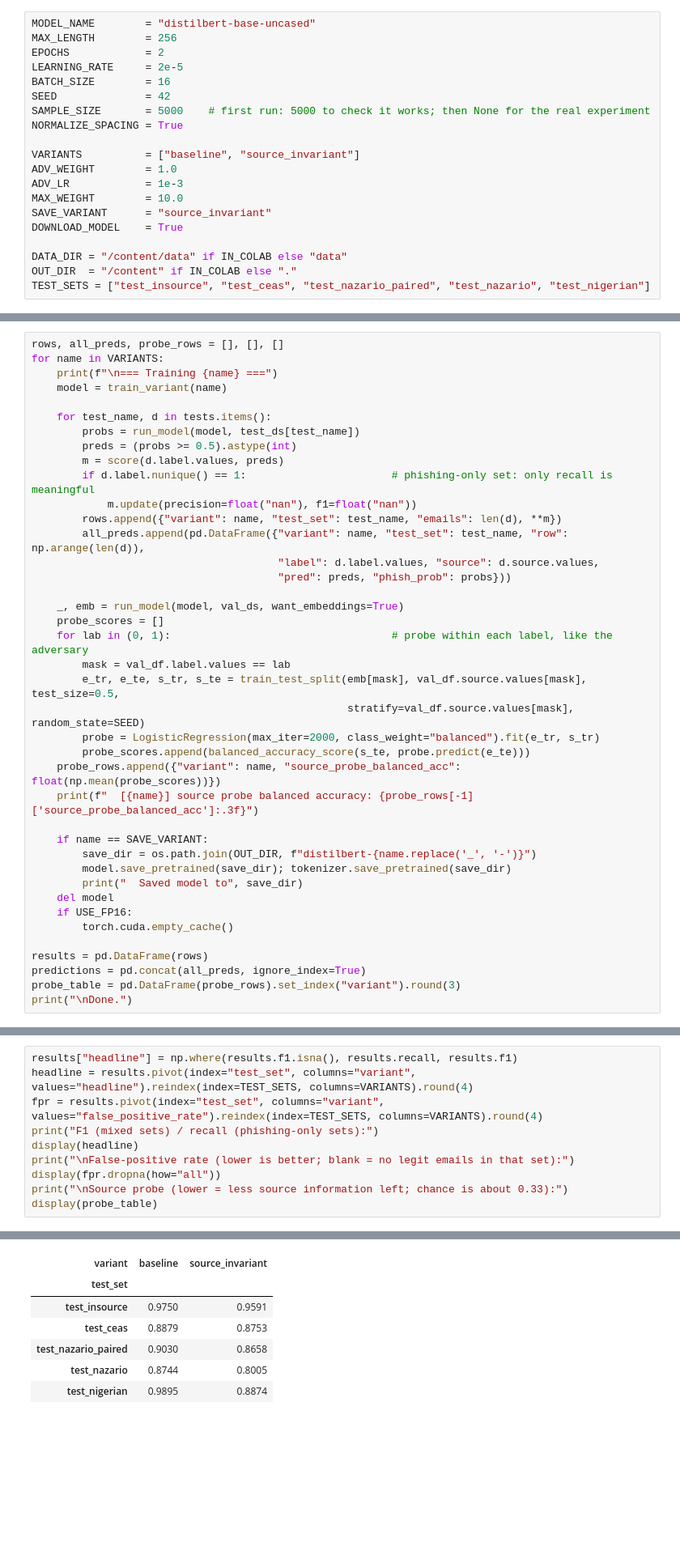
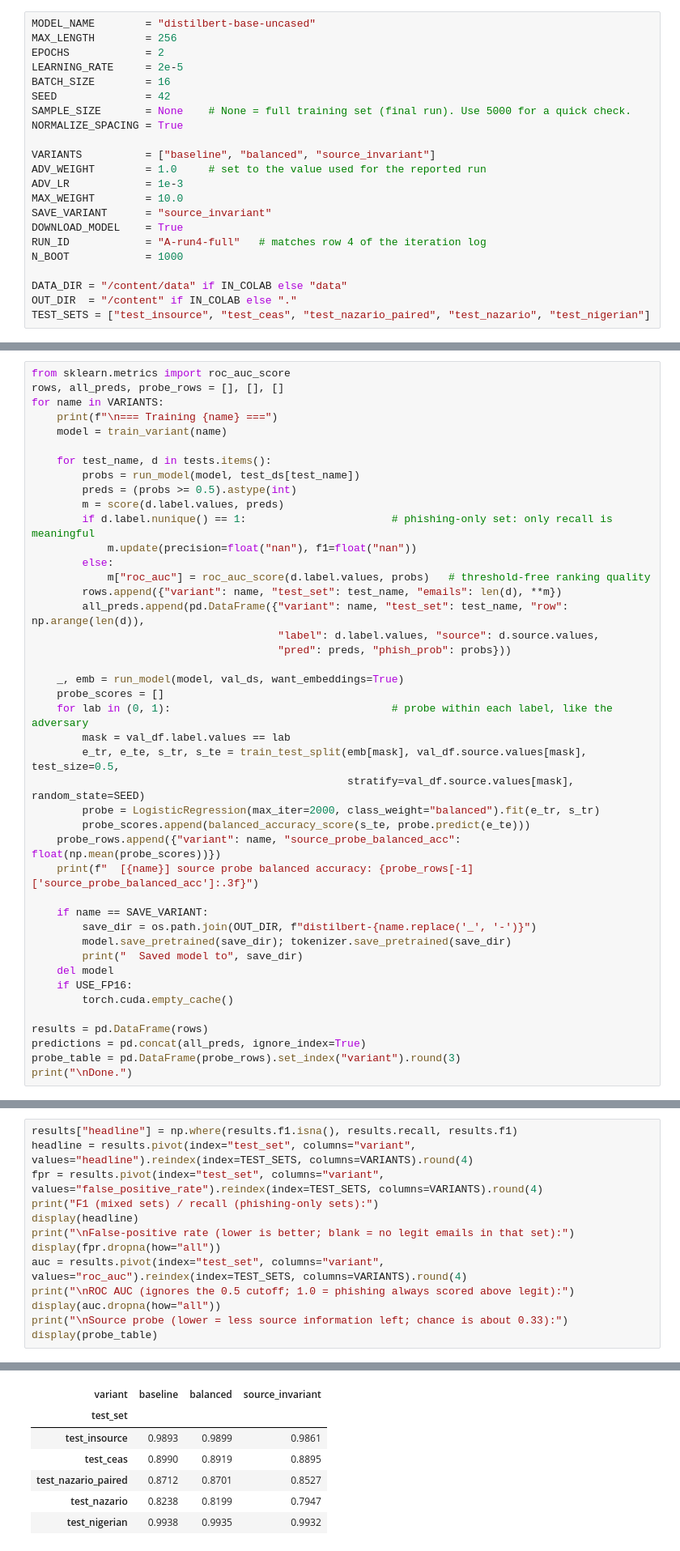
Before and after one commit to ttobias28/PhishRadar-Project, a Jupyter notebook: PhishRadar_DistilBERT_SourceInvariant.ipynb, the cells around one changed output, grey strips where cells are left out. Shown at 81% size. Saved outputs shown, nothing was run; the diff lists cells and outputs as text; blank space fills up the shorter version.

```diff
--- a/PhishRadar_DistilBERT_SourceInvariant.ipynb
+++ b/PhishRadar_DistilBERT_SourceInvariant.ipynb
@@ -71,15 +95,17 @@ EPOCHS            = 2
 LEARNING_RATE     = 2e-5
 BATCH_SIZE        = 16
 SEED              = 42
-SAMPLE_SIZE       = 5000    # first run: 5000 to check it works; then None for the real experiment
+SAMPLE_SIZE       = None    # None = full training set (final run). Use 5000 for a quick check.
 NORMALIZE_SPACING = True
 
-VARIANTS          = ["baseline", "source_invariant"]
-ADV_WEIGHT        = 1.0
+VARIANTS          = ["baseline", "balanced", "source_invariant"]
+ADV_WEIGHT        = 1.0     # set to the value used for the reported run
 ADV_LR            = 1e-3
 MAX_WEIGHT        = 10.0
 SAVE_VARIANT      = "source_invariant"
 DOWNLOAD_MODEL    = True
+RUN_ID            = "A-run4-full"   # matches row 4 of the iteration log
+N_BOOT            = 1000
 
 DATA_DIR = "/content/data" if IN_COLAB else "data"
 OUT_DIR  = "/content" if IN_COLAB else "."
@@ -335,6 +364,7 @@ For each version this cell: trains it, scores all five test sets, and runs a **s
 
 This is the long cell. Keep the tab open and your computer awake.
 # %%
+from sklearn.metrics import roc_auc_score
 rows, all_preds, probe_rows = [], [], []
 for name in VARIANTS:
     print(f"\n=== Training {name} ===")
@@ -346,6 +376,8 @@ for name in VARIANTS:
         m = score(d.label.values, preds)
         if d.label.nunique() == 1:                       # phishing-only set: only recall is meaningful
             m.update(precision=float("nan"), f1=float("nan"))
+        else:
+            m["roc_auc"] = roc_auc_score(d.label.values, probs)   # threshold-free ranking quality
         rows.append({"variant": name, "test_set": test_name, "emails": len(d), **m})
         all_preds.append(pd.DataFrame({"variant": name, "test_set": test_name, "row": np.arange(len(d)),
                                        "label": d.label.values, "source": d.source.values,
@@ -437,20 +521,23 @@ Also check the false-positive rates below: a model can raise recall just by flag
 # %%
 results["headline"] = np.where(results.f1.isna(), results.recall, results.f1)
 headline = results.pivot(index="test_set", columns="variant", values="headline").reindex(index=TEST_SETS, columns=VARIANTS).round(4)
 fpr = results.pivot(index="test_set", columns="variant", values="false_positive_rate").reindex(index=TEST_SETS, columns=VARIANTS).round(4)
 print("F1 (mixed sets) / recall (phishing-only sets):")
 display(headline)
 print("\nFalse-positive rate (lower is better; blank = no legit emails in that set):")
 display(fpr.dropna(how="all"))
+auc = results.pivot(index="test_set", columns="variant", values="roc_auc").reindex(index=TEST_SETS, columns=VARIANTS).round(4)
+print("\nROC AUC (ignores the 0.5 cutoff; 1.0 = phishing always scored above legit):")
+display(auc.dropna(how="all"))
 print("\nSource probe (lower = less source information left; chance is about 0.33):")
 display(probe_table)
 # %% [output]
 F1 (mixed sets) / recall (phishing-only sets):
-| variant | baseline | source_invariant |
-| test_set |  |  |
-| test_insource | 0.9750 | 0.9591 |
-| test_ceas | 0.8879 | 0.8753 |
-| test_nazario_paired | 0.9030 | 0.8658 |
-| test_nazario | 0.8744 | 0.8005 |
-| test_nigerian | 0.9895 | 0.8874 |
+| variant | baseline | balanced | source_invariant |
+| test_set |  |  |  |
+| test_insource | 0.9893 | 0.9899 | 0.9861 |
+| test_ceas | 0.8990 | 0.8919 | 0.8895 |
+| test_nazario_paired | 0.8712 | 0.8701 | 0.8527 |
+| test_nazario | 0.8238 | 0.8199 | 0.7947 |
+| test_nigerian | 0.9938 | 0.9935 | 0.9932 |
 False-positive rate (lower is better; blank = no legit emails in that set):
```
Also changed, not shown: parts of 24 cells of this notebook.
